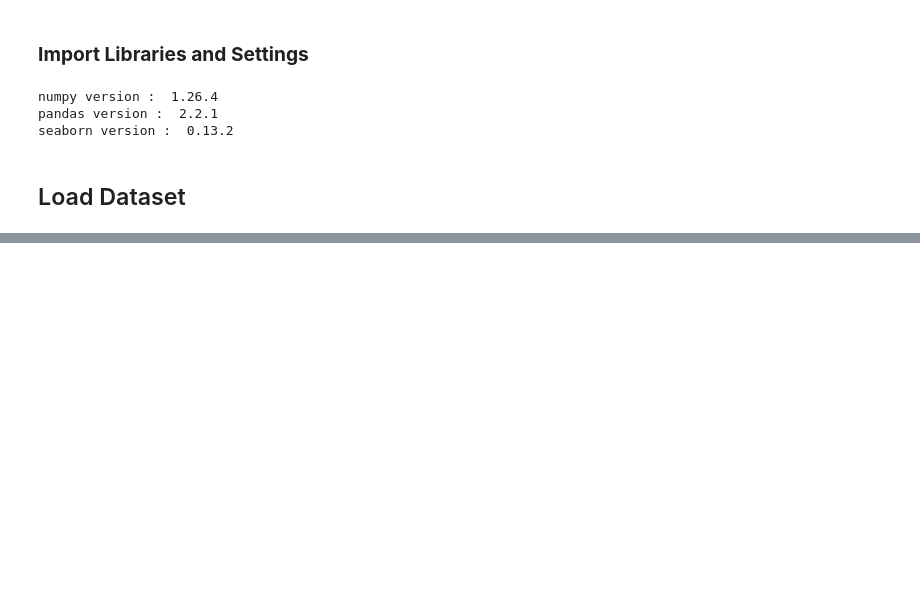
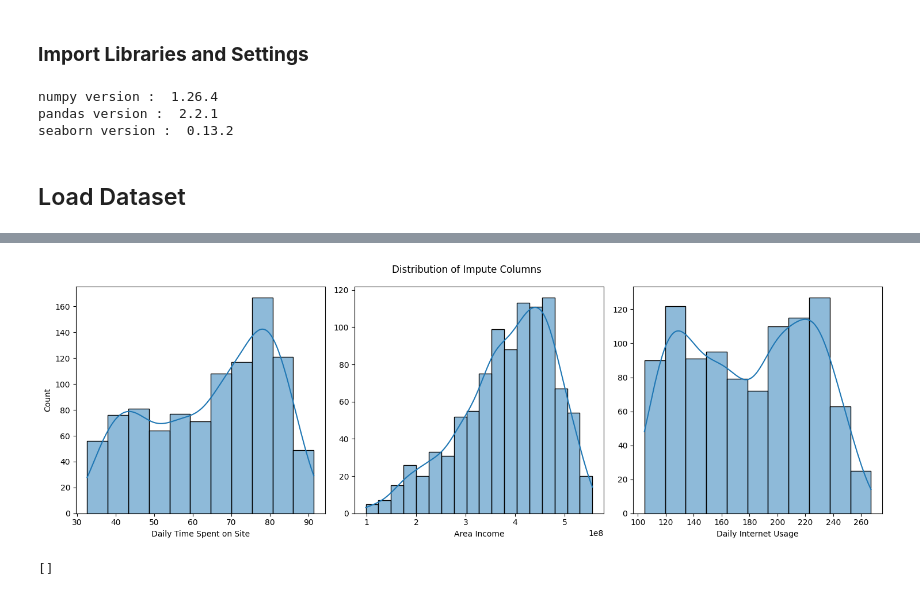
Before and after one commit to mcikalmerdeka/Predict-Customer-Clicked-Ads-Classification-By-Using-Machine-Learning, a Jupyter notebook: Clicked Ads Classification.ipynb, the cells around one changed output, grey strips where cells are left out. Saved outputs shown, nothing was run; the diff lists cells and outputs as text; code cells hidden in the pictures; blank space fills up the shorter version.

```diff
--- a/Clicked Ads Classification.ipynb
+++ b/Clicked Ads Classification.ipynb
@@ -31,0 +75,8 @@ df = pd.read_csv('Clicked Ads Dataset.csv')
+# %%
+desc_col = []
+
+for col in df.columns :
+    desc_col.append([col, df[col].dtype, df[col].isna().sum(), round(df[col].isna().sum()/len(df) * 100, 2), df.duplicated().sum(), df[col].nunique(), df[col].unique()[:5]])
+
+desc_df = pd.DataFrame(data=desc_col, columns='Feature, Data Type, Null Values, Null Percentage, Duplicated Values, Unique Values, 5 Unique Sample'.split(","))
+desc_df
@@ -31,0 +176,21 @@ df = pd.read_csv('Clicked Ads Dataset.csv')
+# %%
+# Checking income distribution for imputation method
+impute_col = ['Daily Time Spent on Site', 'Area Income', 'Daily Internet Usage']
+
+fig, ax = plt.subplots(nrows=1, ncols=len(impute_col), figsize=(15, 5))
+
+# Plot histograms for each column
+for i, col in enumerate(impute_col):
+    sns.histplot(data=df, x=col, kde=True, ax=ax[i])
+    if i != 0:
+        ax[i].set_ylabel(None)
+
+plt.suptitle('Distribution of Impute Columns')
+plt.tight_layout()
+plt.show()
+# %% [output]
+[figure, added]
+# %%
+ax[1].plot(kind='hist')
+# %% [output]
+[]
```
Also changed, not shown: parts of 10 cells of this notebook.
